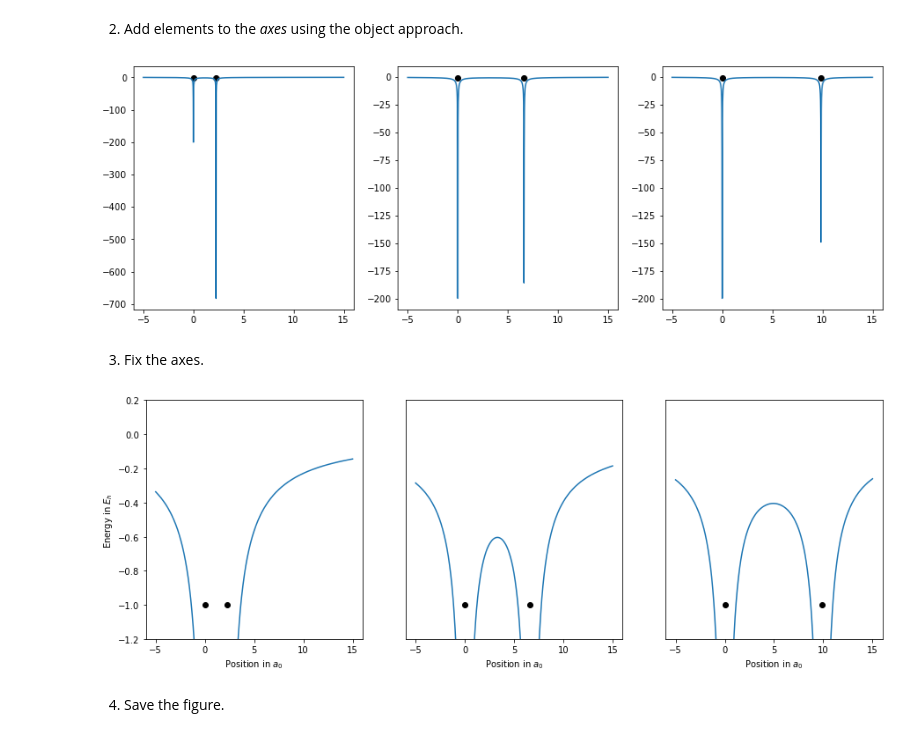
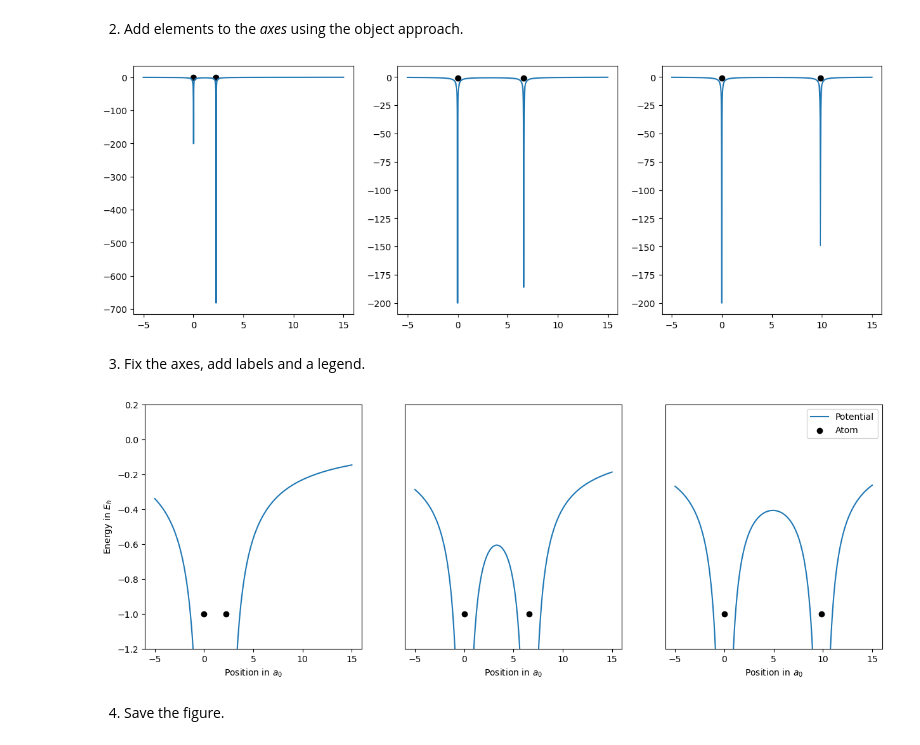
Before and after one commit to Kolaru/GoodStartAtPythonForScientists, a Jupyter notebook: examples/done/matplotlib.ipynb, the cells around one changed output. Saved outputs shown, nothing was run; the diff lists cells and outputs as text; code cells hidden in the pictures.

```diff
--- a/examples/done/matplotlib.ipynb
+++ b/examples/done/matplotlib.ipynb
@@ -31,20 +31,20 @@ fig, axes = plt.subplots(1, 3, figsize = (15, 5), facecolor = "white")
 # %%
 def potential(x, x0):
     return -1 / np.abs(x) - 1 / np.abs(x - x0)
 
 x0s = [2.2658, 6.616992901, 9.861570409]
 xx = np.linspace(-5, 15, 1000)
 
 for (ax, x0) in zip(axes, x0s):
-    ax.plot(xx, potential(xx, x0))
-    ax.scatter(0, -1, color = "black")
+    ax.plot(xx, potential(xx, x0), label = "Potential")
+    ax.scatter(0, -1, color = "black", label = "Atom")
     ax.scatter(x0, -1, color = "black")
 
 fig
 # %% [output]
-[figure, old version]
+[figure, new version]
 # %% [markdown]
-3. Fix the axes.
+3. Fix the axes, add labels and a legend.
 # %%
 for ax in axes:
     ax.update({
@@ -56,12 +56,14 @@ axes[0].update({
     "ylabel": "Energy in $E_h$"
 })
 
+axes[-1].legend()
+
 for ax in axes[1:]:
     ax.set_yticks([])
 
 fig
 # %% [output]
-[figure, old version]
+[figure, new version]
 # %% [markdown]
 4. Save the figure.
 # %%
```
Also changed, not shown: parts of 1 cell of this notebook, 5 other files.
